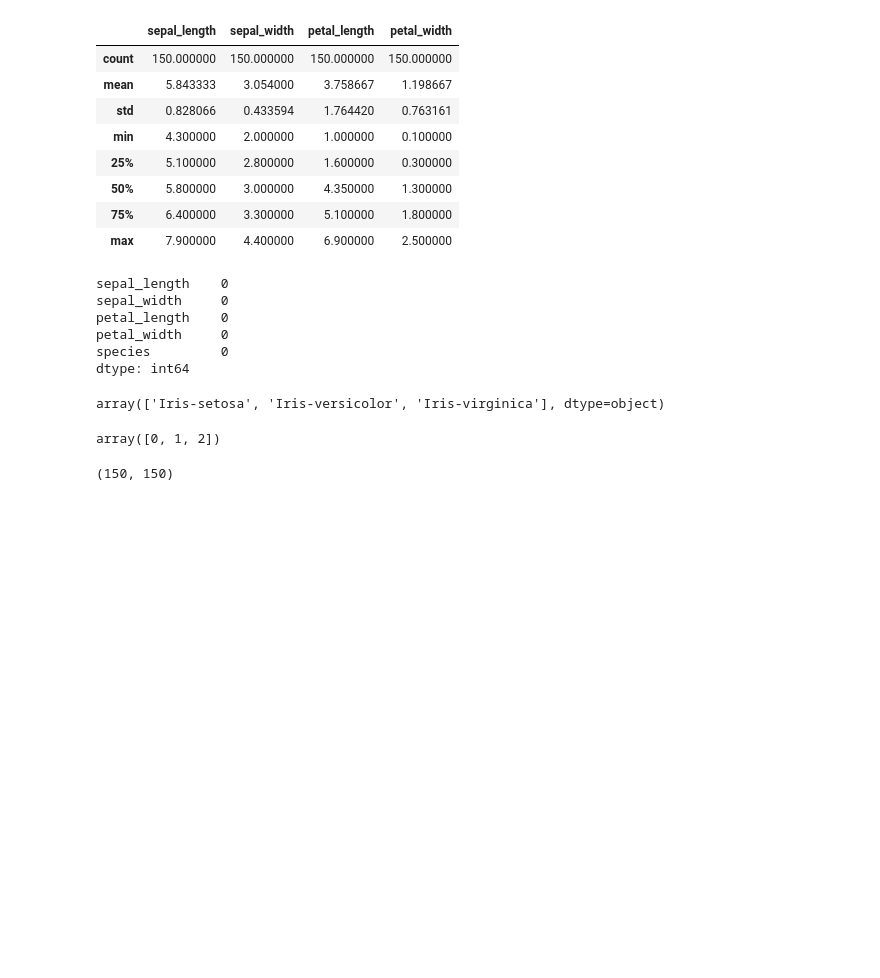
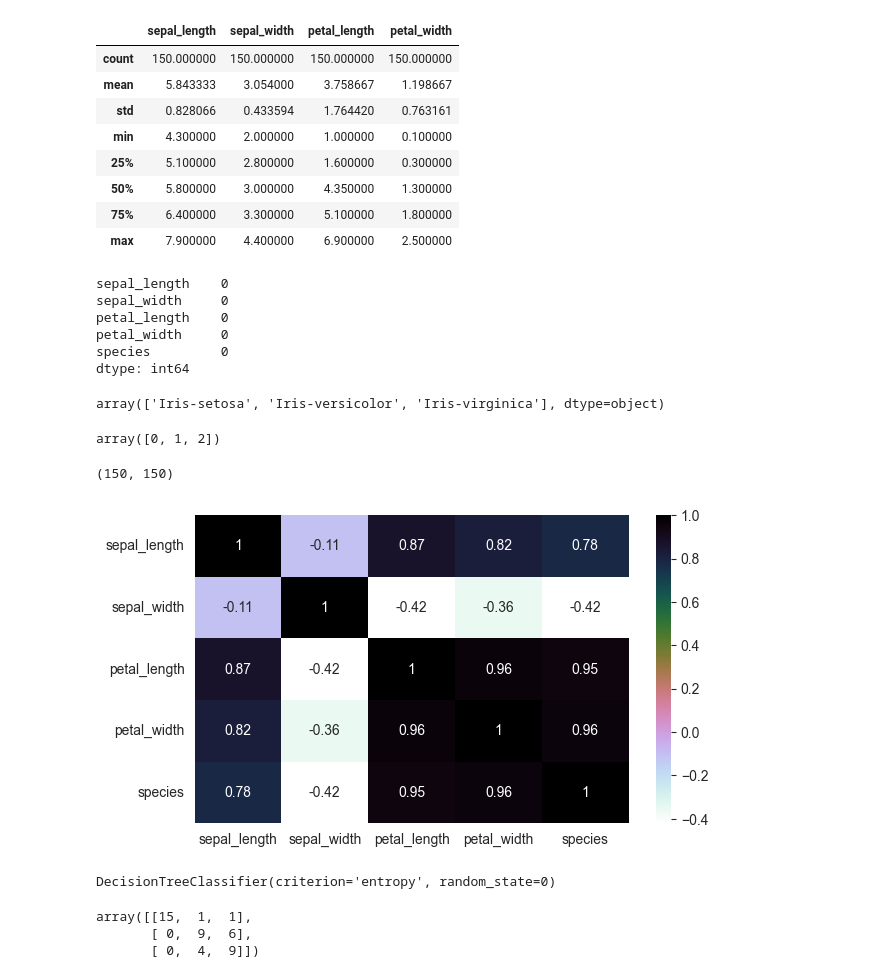
Before and after one commit to 3Frank3/Basic_Iris_Flower_Classification, a Jupyter notebook: Iris.ipynb, the cells around one changed output. Cells and saved outputs as stored; diff of their text form; code cells hidden in the pictures; blank space fills up the shorter version.

```diff
--- a/Iris.ipynb
+++ b/Iris.ipynb
@@ -125,3 +125,9 @@ y = df.iloc[:, 4].values
 len(x), len(y)
 # %% [output]
 (150, 150)
+# %%
+plt.figure(figsize=(7,4))
+sns.heatmap(df.corr(),annot=True,cmap='cubehelix_r')
+plt.show()
+# %% [output]
+[figure, added]
@@ -127,0 +140,6 @@ len(x), len(y)
+# %%
+from sklearn.tree import DecisionTreeClassifier
+classifier = DecisionTreeClassifier(criterion = 'entropy', random_state = 0)
+classifier.fit(X_train, y_train)
+# %% [output]
+DecisionTreeClassifier(criterion='entropy', random_state=0)
@@ -127,0 +148,8 @@ len(x), len(y)
+# %%
+from sklearn.metrics import confusion_matrix
+cm = confusion_matrix(y_test, y_pred)
+cm
+# %% [output]
+array([[15,  1,  1],
+       [ 0,  9,  6],
+       [ 0,  4,  9]])
```
Also changed, not shown: parts of 7 cells of this notebook.
